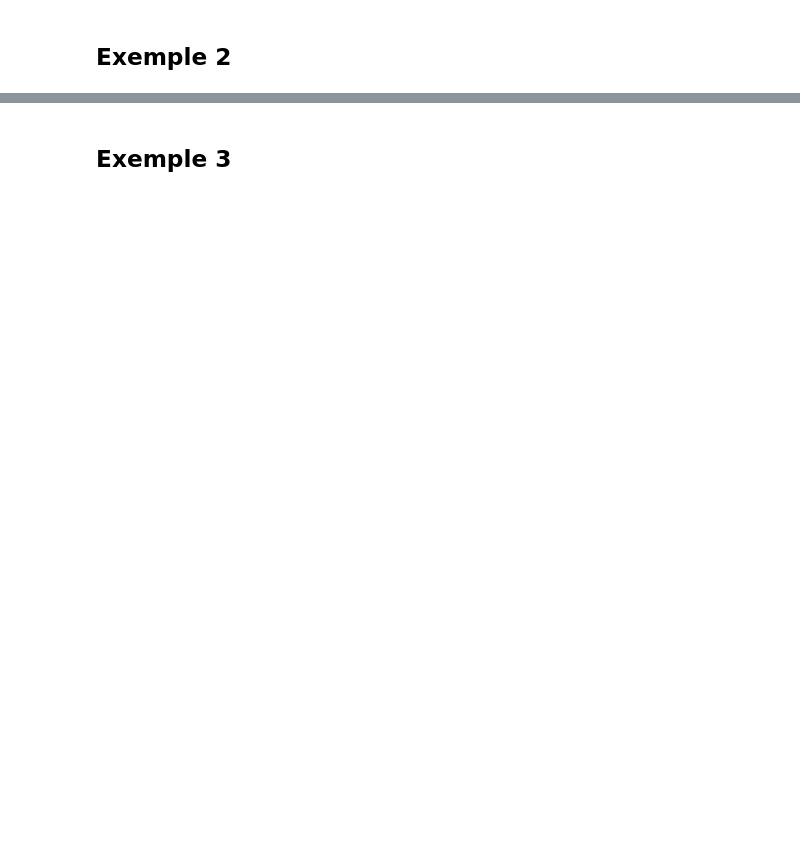
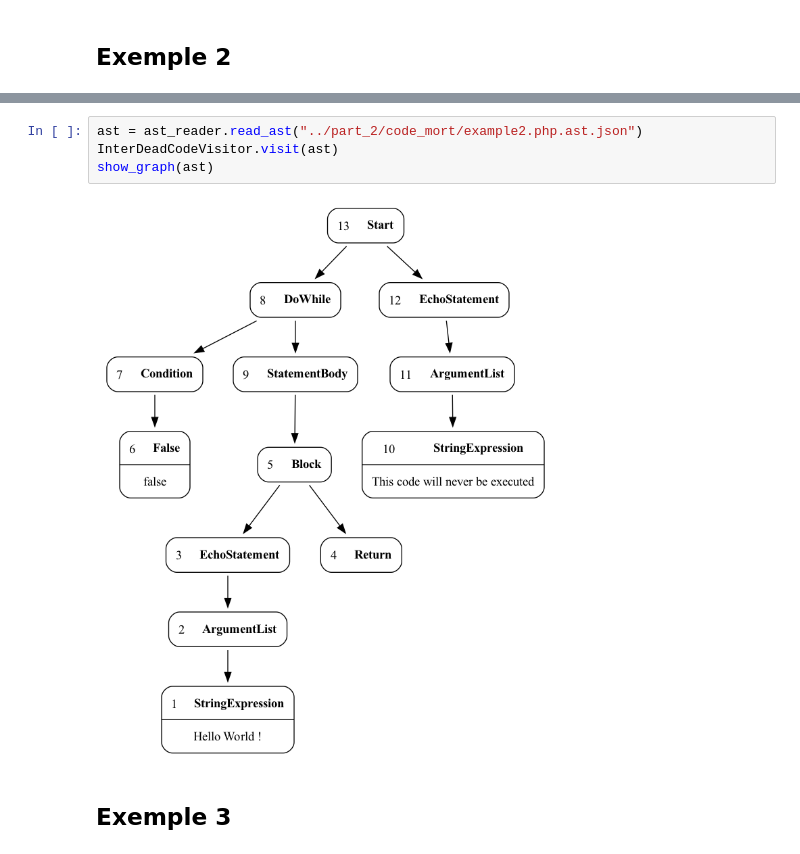
Before and after one commit to NextFire-PolyMTL/log6302a-tp2, a Jupyter notebook: src/rapport.ipynb, the cells around one changed output, grey strips where cells are left out. Drawn from its saved outputs; the diff is of its cells as text; blank space fills up the shorter version.

```diff
--- a/src/rapport.ipynb
+++ b/src/rapport.ipynb
@@ -630,6 +692,12 @@ Dead code in file 'code.php'
 - Unreachable nodes: {3, 5, 11, 12, 13, 14, 15, 16}
 - Unreachable lines: [6, 9]
 [figure]
+# %%
+ast = ast_reader.read_ast("../part_2/code_mort/example2.php.ast.json")
+InterDeadCodeVisitor.visit(ast)
+show_graph(ast)
+# %% [output]
+[figure, added]
 # %% [markdown]
 ## Exemple 3
 # %%
```
Also changed, not shown: parts of 17 cells of this notebook.
